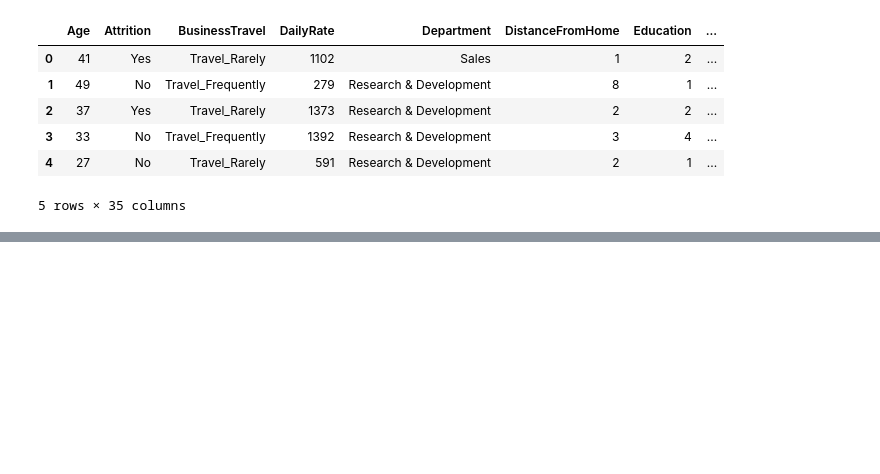
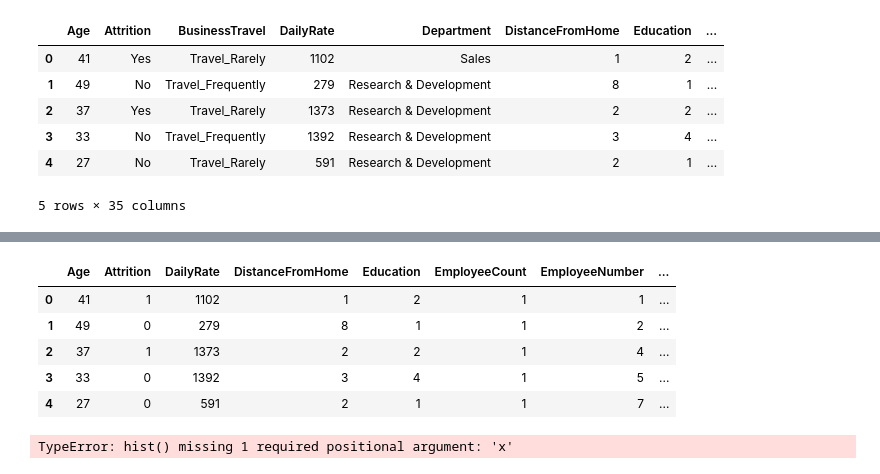
Before and after one commit to l-michalik/MICHALIK, a Jupyter notebook: Machine Learning/03_Predicting Employee Attrition/main.ipynb, the cells around one changed output, grey strips where cells are left out. Cells and saved outputs as stored; diff of their text form; code cells hidden in the pictures; blank space fills up the shorter version.

```diff
--- a/Machine Learning/03_Predicting Employee Attrition/main.ipynb
+++ b/Machine Learning/03_Predicting Employee Attrition/main.ipynb
@@ -19,0 +31,15 @@ df['Over18'] = df['Over18'].map({'Y': 1, 'N': 0})
+# %%
+df = df.join(pd.get_dummies(df['BusinessTravel'], prefix='BusinessTravel')).drop(columns=['BusinessTravel'])
+df = df.join(pd.get_dummies(df['Department'], prefix='Department')).drop(columns=['Department'])
+df = df.join(pd.get_dummies(df['EducationField'], prefix='EducationField')).drop(columns=['EducationField'])
+df = df.join(pd.get_dummies(df['JobRole'], prefix='JobRole')).drop(columns=['JobRole'])
+df = df.join(pd.get_dummies(df['MaritalStatus'], prefix='MaritalStatus')).drop(columns=['MaritalStatus'])
+# %%
+df.head()
+# %% [output]
+|  | Age | Attrition | DailyRate | DistanceFromHome | Education | EmployeeCount | EmployeeNumber | ... |
+| 0 | 41 | 1 | 1102 | 1 | 2 | 1 | 1 | ... |
+| 1 | 49 | 0 | 279 | 8 | 1 | 1 | 2 | ... |
+| 2 | 37 | 1 | 1373 | 2 | 2 | 1 | 4 | ... |
+| 3 | 33 | 0 | 1392 | 3 | 4 | 1 | 5 | ... |
+| 4 | 27 | 0 | 591 | 2 | 1 | 1 | 7 | ... |
@@ -19,0 +50,8 @@ df['Over18'] = df['Over18'].map({'Y': 1, 'N': 0})
+# %%
+import matplotlib.pyplot as plt
+
+plt.hist(figsize=(10, 6))
+plt.tight_layout()
+plt.show()
+# %% [output]
+TypeError: hist() missing 1 required positional argument: 'x'
```
Also changed, not shown: parts of 4 cells of this notebook.
